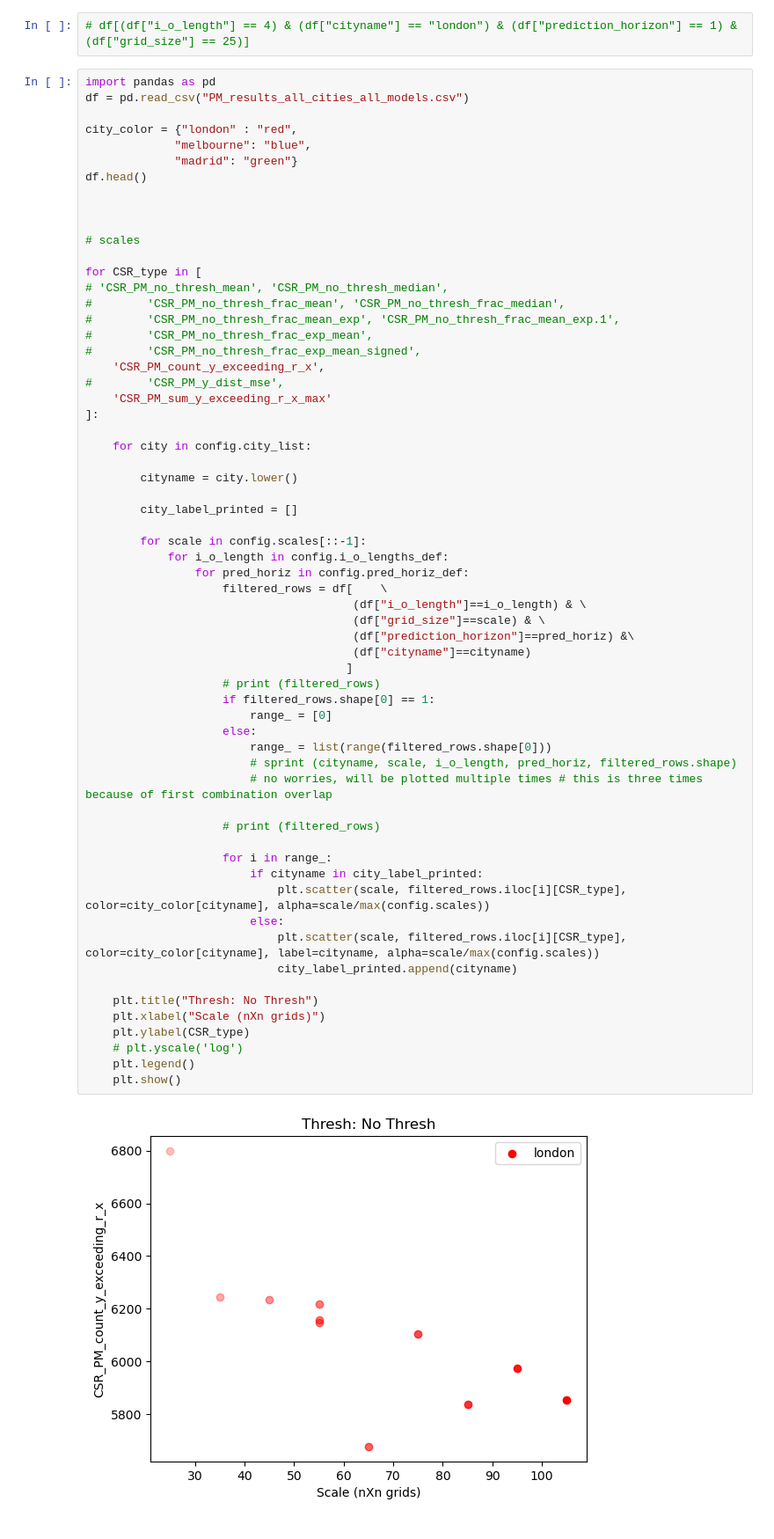
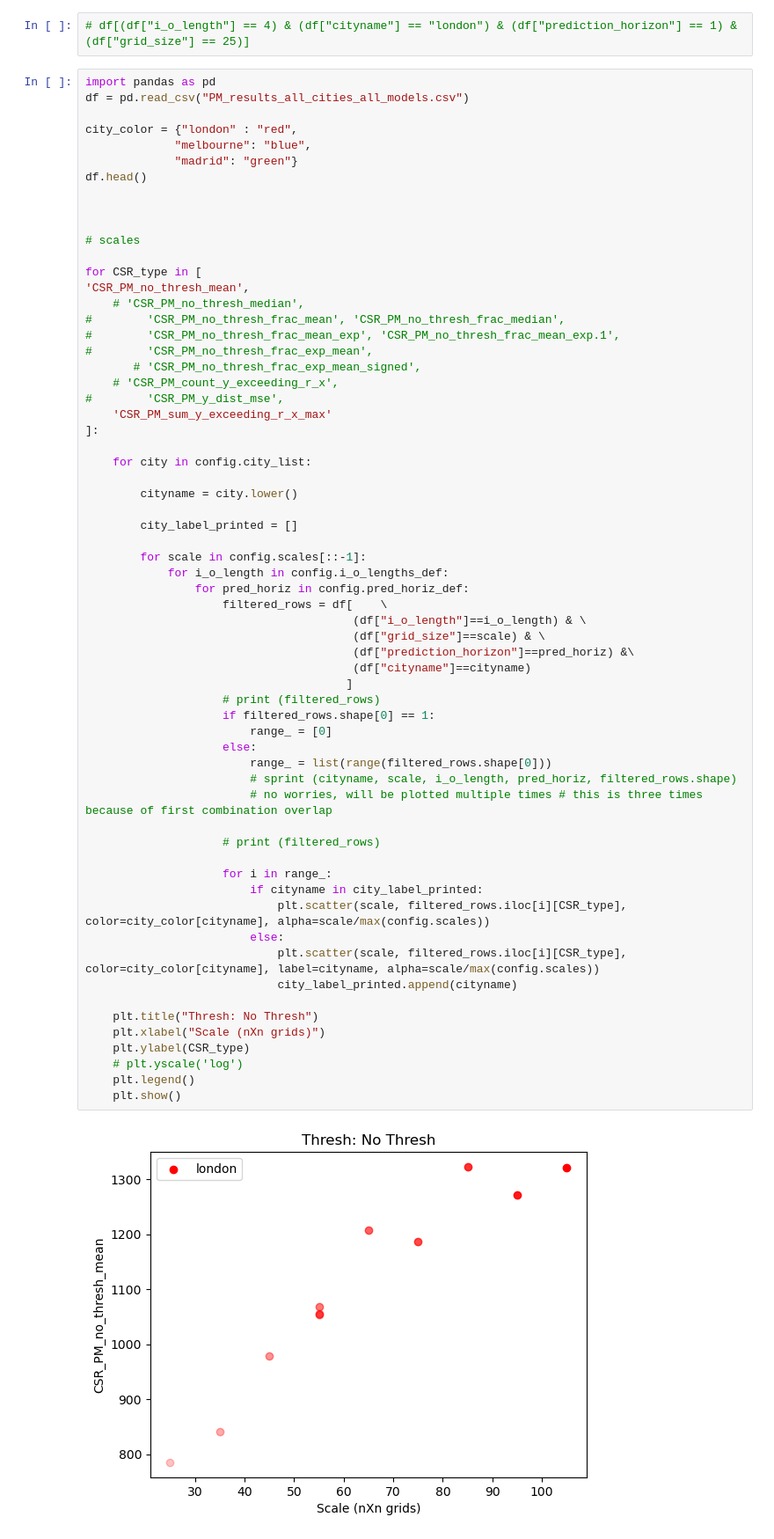
Before and after one commit to mie-lab/Complexity-Aware-Traffic-Prediction, a Jupyter notebook: exploration/CATP/plotting/analyse_PM_back_to_basics.ipynb, the cells around one changed output. Shown: that part at 88% size. Cells and saved outputs as stored; diff of their text form.

```diff
--- a/exploration/CATP/plotting/analyse_PM_back_to_basics.ipynb
+++ b/exploration/CATP/plotting/analyse_PM_back_to_basics.ipynb
@@ -66,12 +66,13 @@ df.head()
 # scales
 
 for CSR_type in [
-# 'CSR_PM_no_thresh_mean', 'CSR_PM_no_thresh_median',
+'CSR_PM_no_thresh_mean',
+    # 'CSR_PM_no_thresh_median',
 #        'CSR_PM_no_thresh_frac_mean', 'CSR_PM_no_thresh_frac_median',
 #        'CSR_PM_no_thresh_frac_mean_exp', 'CSR_PM_no_thresh_frac_mean_exp.1',
 #        'CSR_PM_no_thresh_frac_exp_mean',
-#        'CSR_PM_no_thresh_frac_exp_mean_signed',
-    'CSR_PM_count_y_exceeding_r_x',
+       # 'CSR_PM_no_thresh_frac_exp_mean_signed',
+    # 'CSR_PM_count_y_exceeding_r_x',
 #        'CSR_PM_y_dist_mse',
     'CSR_PM_sum_y_exceeding_r_x_max'
 ]:
@@ -88,34 +89,34 @@ for CSR_type in [
                     filtered_rows = df[    \
                                        (df["i_o_length"]==i_o_length) & \
                                        (df["grid_size"]==scale) & \
                                        (df["prediction_horizon"]==pred_horiz) &\
                                        (df["cityname"]==cityname)
                                       ]
                     # print (filtered_rows)
                     if filtered_rows.shape[0] == 1:
                         range_ = [0]
                     else:
                         range_ = list(range(filtered_rows.shape[0]))
                         # sprint (cityname, scale, i_o_length, pred_horiz, filtered_rows.shape)
                         # no worries, will be plotted multiple times # this is three times because of first combination overlap
 
                     # print (filtered_rows)
 
                     for i in range_:
                         if cityname in city_label_printed:
                             plt.scatter(scale, filtered_rows.iloc[i][CSR_type], color=city_color[cityname], alpha=scale/max(config.scales))
                         else:
                             plt.scatter(scale, filtered_rows.iloc[i][CSR_type], color=city_color[cityname], label=cityname, alpha=scale/max(config.scales))
                             city_label_printed.append(cityname)
 
     plt.title("Thresh: No Thresh")
     plt.xlabel("Scale (nXn grids)")
     plt.ylabel(CSR_type)
     # plt.yscale('log')
     plt.legend()
     plt.show()
 # %% [output]
-[figure, old version]
+[figure, new version]
 [figure]
 # %%
 import pandas as pd
```
Also changed, not shown: parts of 16 cells of this notebook, 14 other files.
